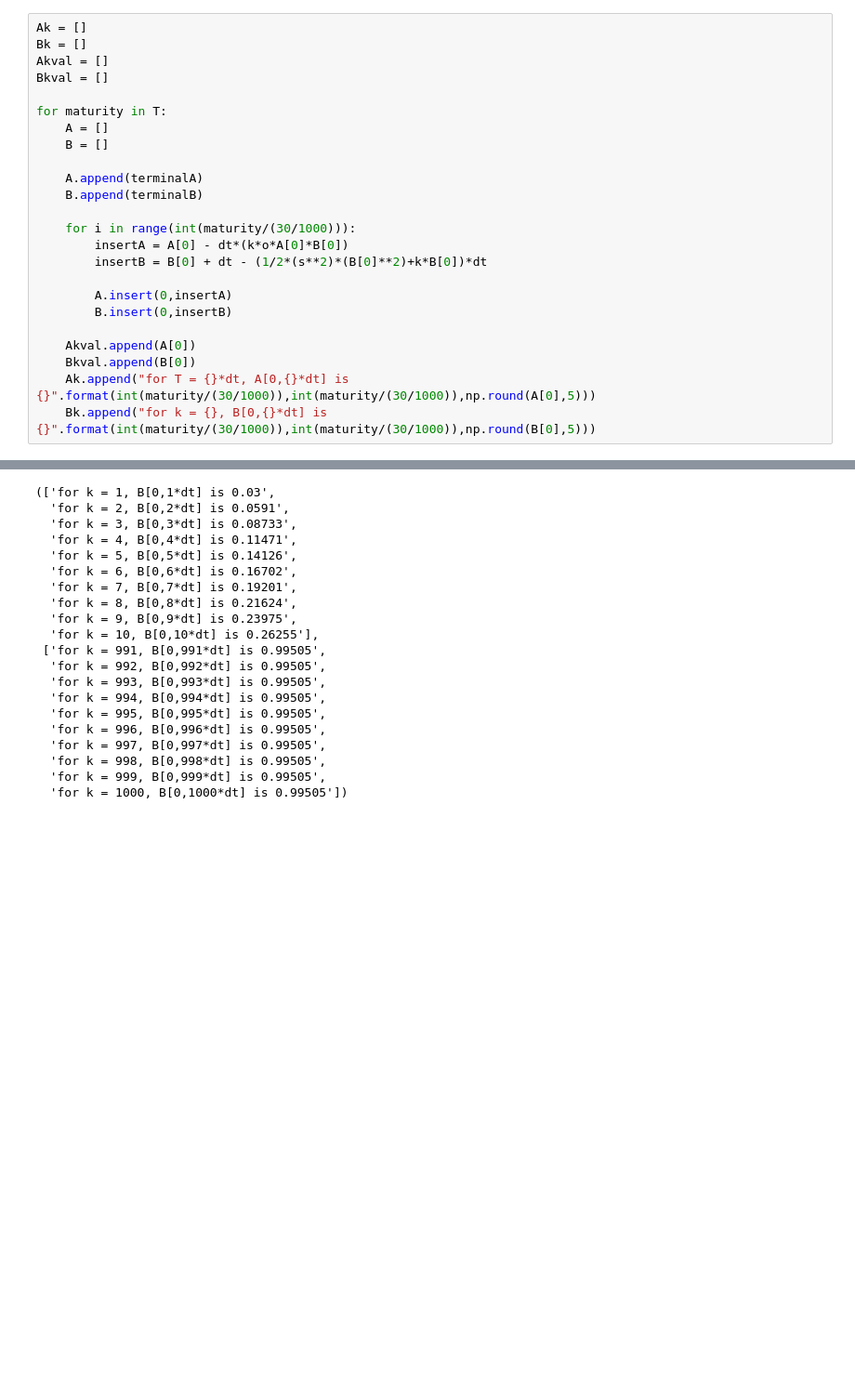
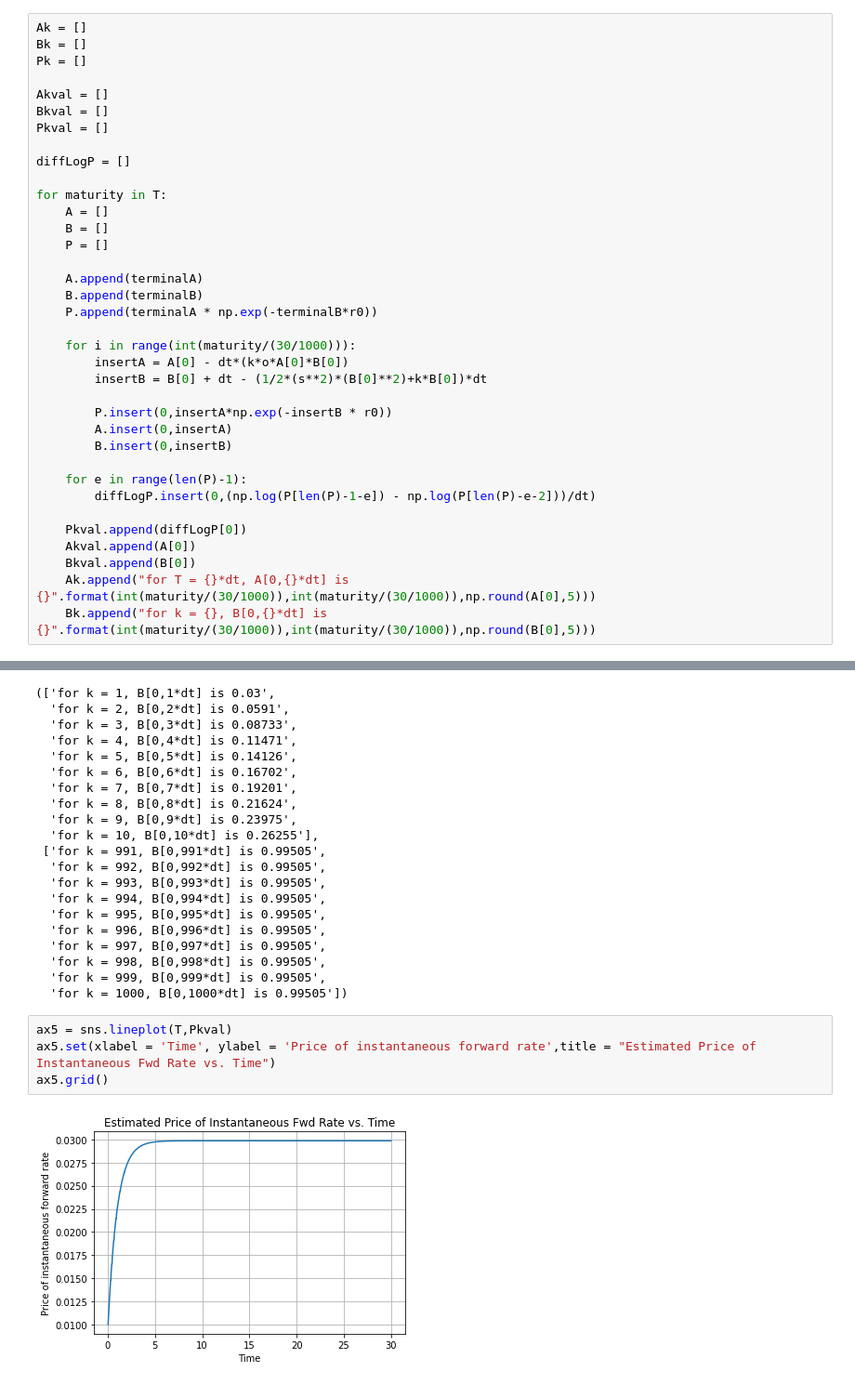
Before and after one commit to sethkelley2/Math-623-Computational-Finance, a Jupyter notebook: Math623_Homework2.ipynb, the cells around one changed output, grey strips where cells are left out. Shown at 93% size. Cells and saved outputs as stored; diff of their text form; blank space fills up the shorter version.

```diff
--- a/Math623_Homework2.ipynb
+++ b/Math623_Homework2.ipynb
@@ -453,23 +453,35 @@ r0 = 0.01
 # %%
 Ak = []
 Bk = []
+Pk = []
+
 Akval = []
 Bkval = []
+Pkval = []
+
+diffLogP = []
 
 for maturity in T:
     A = []
     B = []
+    P = []
 
     A.append(terminalA)
     B.append(terminalB)
+    P.append(terminalA * np.exp(-terminalB*r0))
 
     for i in range(int(maturity/(30/1000))):
         insertA = A[0] - dt*(k*o*A[0]*B[0])
         insertB = B[0] + dt - (1/2*(s**2)*(B[0]**2)+k*B[0])*dt
 
+        P.insert(0,insertA*np.exp(-insertB * r0))
         A.insert(0,insertA)
         B.insert(0,insertB)
 
+    for e in range(len(P)-1):
+        diffLogP.insert(0,(np.log(P[len(P)-1-e]) - np.log(P[len(P)-e-2]))/dt)
+
+    Pkval.append(diffLogP[0])
     Akval.append(A[0])
     Bkval.append(B[0])
     Ak.append("for T = {}*dt, A[0,{}*dt] is {}".format(int(maturity/(30/1000)),int(maturity/(30/1000)),np.round(A[0],5)))
@@ -520,3 +532,9 @@ Bk[:10],Bk[990:]
   'for k = 998, B[0,998*dt] is 0.99505',
   'for k = 999, B[0,999*dt] is 0.99505',
   'for k = 1000, B[0,1000*dt] is 0.99505'])
+# %%
+ax5 = sns.lineplot(T,Pkval)
+ax5.set(xlabel = 'Time', ylabel = 'Price of instantaneous forward rate',title = "Estimated Price of Instantaneous Fwd Rate vs. Time")
+ax5.grid()
+# %% [output]
+[figure, added]
```
Also changed, not shown: parts of 9 cells of this notebook.
